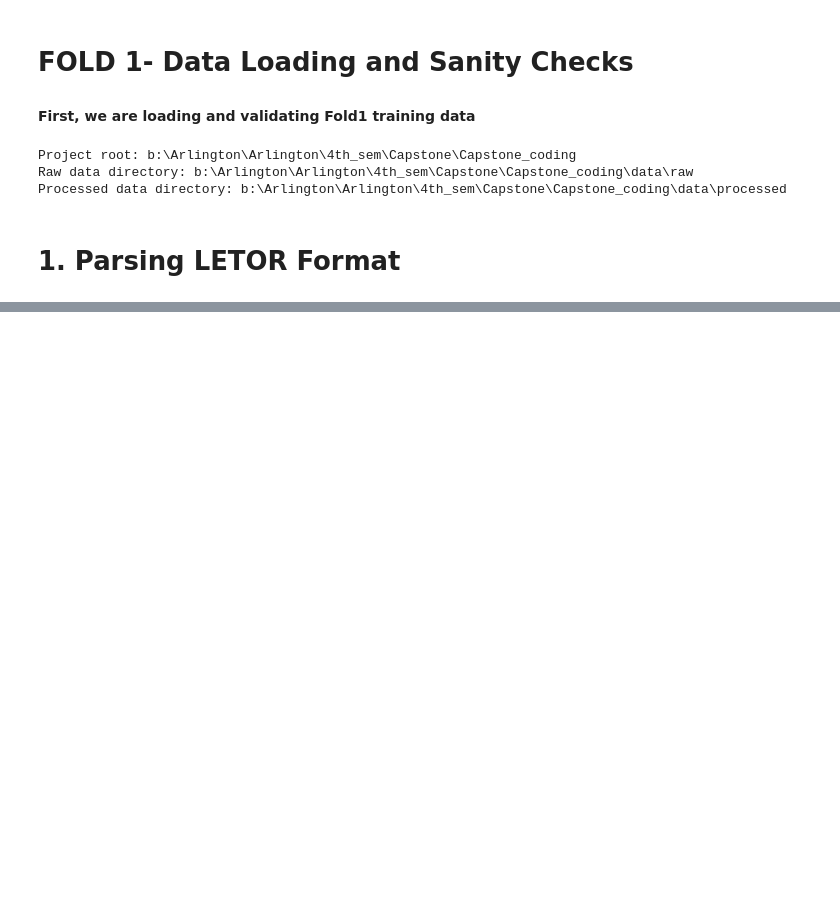
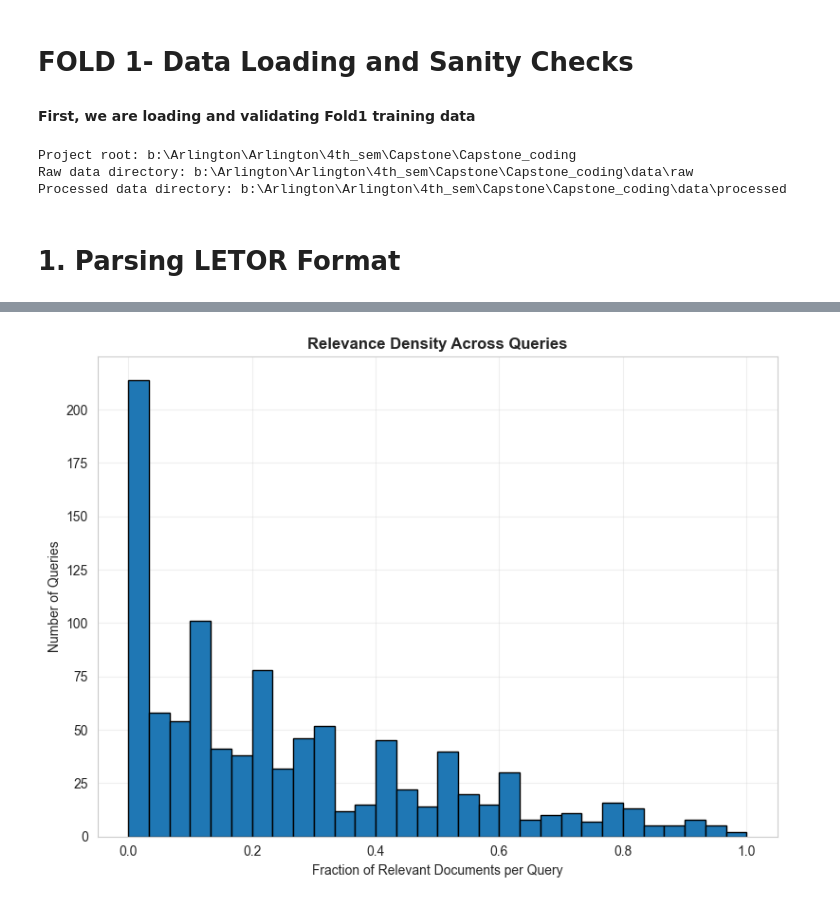
Before and after one commit to KushalMarahatta/Capstone_coding, a Jupyter notebook: notebooks/01_eda.ipynb, the cells around one changed output, grey strips where cells are left out. Cells and saved outputs as stored; diff of their text form; code cells hidden in the pictures; blank space fills up the shorter version.

```diff
--- a/notebooks/01_eda.ipynb
+++ b/notebooks/01_eda.ipynb
@@ -86,0 +364,13 @@ def parse_letor_file(filepath):
+# %%
+query_df['relevance_ratio'] = query_df['num_relevant'] / query_df['num_docs']
+
+plt.figure(figsize=(8,6))
+plt.hist(query_df['relevance_ratio'], bins=30, edgecolor='black')
+plt.xlabel('Fraction of Relevant Documents per Query')
+plt.ylabel('Number of Queries')
+plt.title('Relevance Density Across Queries', fontweight='bold')
+plt.grid(alpha=0.3)
+plt.tight_layout()
+plt.show()
+# %% [output]
+[figure, added]
```
Also changed, not shown: parts of 33 cells of this notebook, 1 other file.
